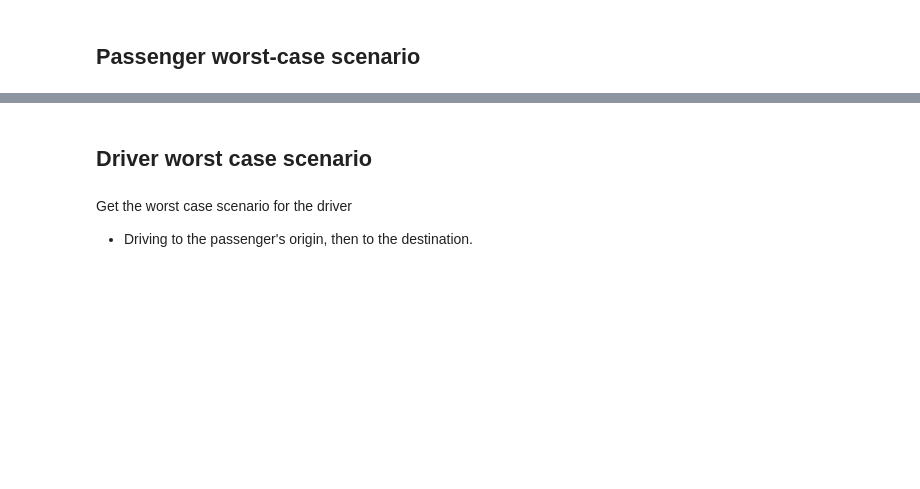
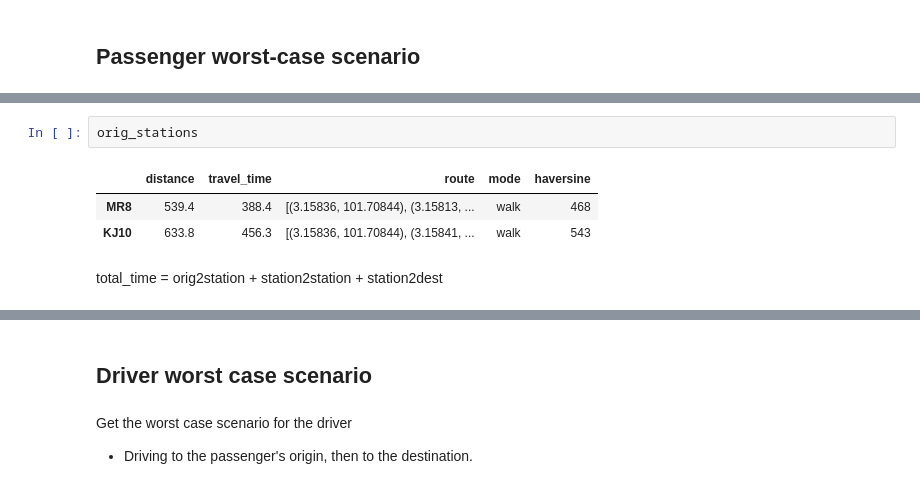
Before and after one commit to noisedoctrine/pickmeup, a Jupyter notebook: route_apis.ipynb, the cells around one changed output, grey strips where cells are left out. Cells and saved outputs as stored; diff of their text form; blank space fills up the shorter version.

```diff
--- a/route_apis.ipynb
+++ b/route_apis.ipynb
@@ -668,0 +726,8 @@ For each candidate end:
+# %%
+orig_stations
+# %% [output]
+|  | distance | travel_time | route | mode | haversine |
+| MR8 | 539.4 | 388.4 | [(3.15836, 101.70844), (3.15813, ... | walk | 468 |
+| KJ10 | 633.8 | 456.3 | [(3.15836, 101.70844), (3.15841, ... | walk | 543 |
+# %% [markdown]
+total_time = orig2station + station2station + station2dest
```
Also changed, not shown: parts of 35 cells of this notebook.
